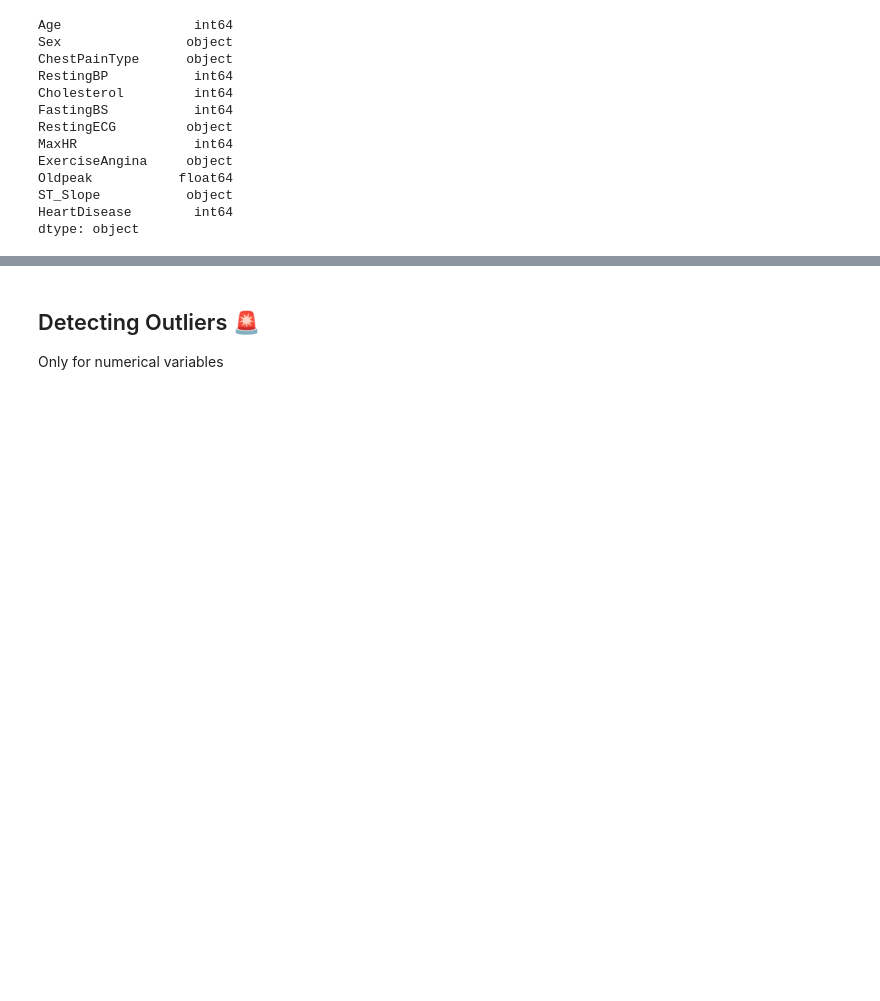
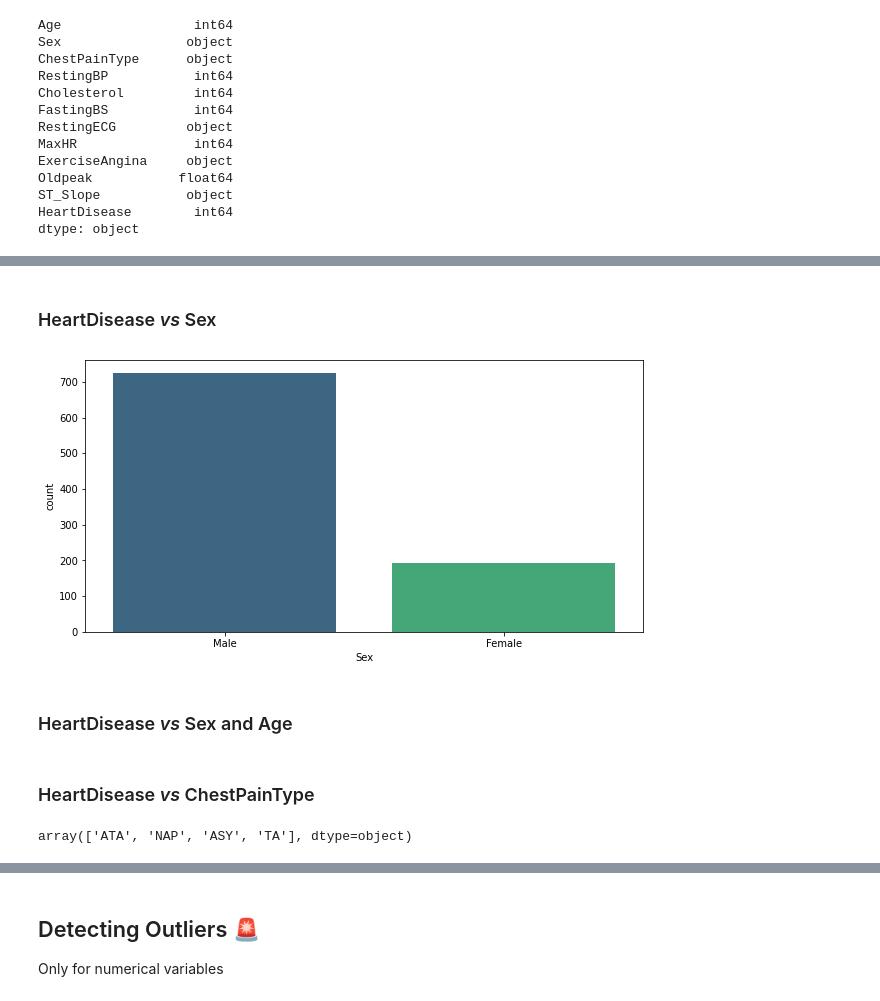
Before and after one commit to AnaAGG/Heart-Disease-Prediction, a Jupyter notebook: notebooks/Untitled.ipynb, the cells around one changed output, grey strips where cells are left out. Cells and saved outputs as stored; diff of their text form; code cells hidden in the pictures; blank space fills up the shorter version.

```diff
--- a/notebooks/Untitled.ipynb
+++ b/notebooks/Untitled.ipynb
@@ -180,0 +199,25 @@ dtype: object
+# %% [markdown]
+### HeartDisease *vs* Sex
+# %%
+plt.figure(figsize=(10,5)) # change the fig size
+
+fig2 = sns.countplot(data = df, x = "Sex", palette = "viridis")
+
+# change the name of the axis in seaborn
+fig2.set(xlabel = "Sex", ylabel = "count")
+
+# change the name of the tick labels in seaborn
+fig2.set(xticklabels=["Male", "Female"])
+
+
+plt.show();
+# %% [output]
+[figure, added]
+# %% [markdown]
+### HeartDisease *vs* Sex and Age
+# %% [markdown]
+### HeartDisease *vs* ChestPainType
+# %%
+df..unique()
+# %% [output]
+array(['ATA', 'NAP', 'ASY', 'TA'], dtype=object)
```
Also changed, not shown: parts of 34 cells of this notebook.
